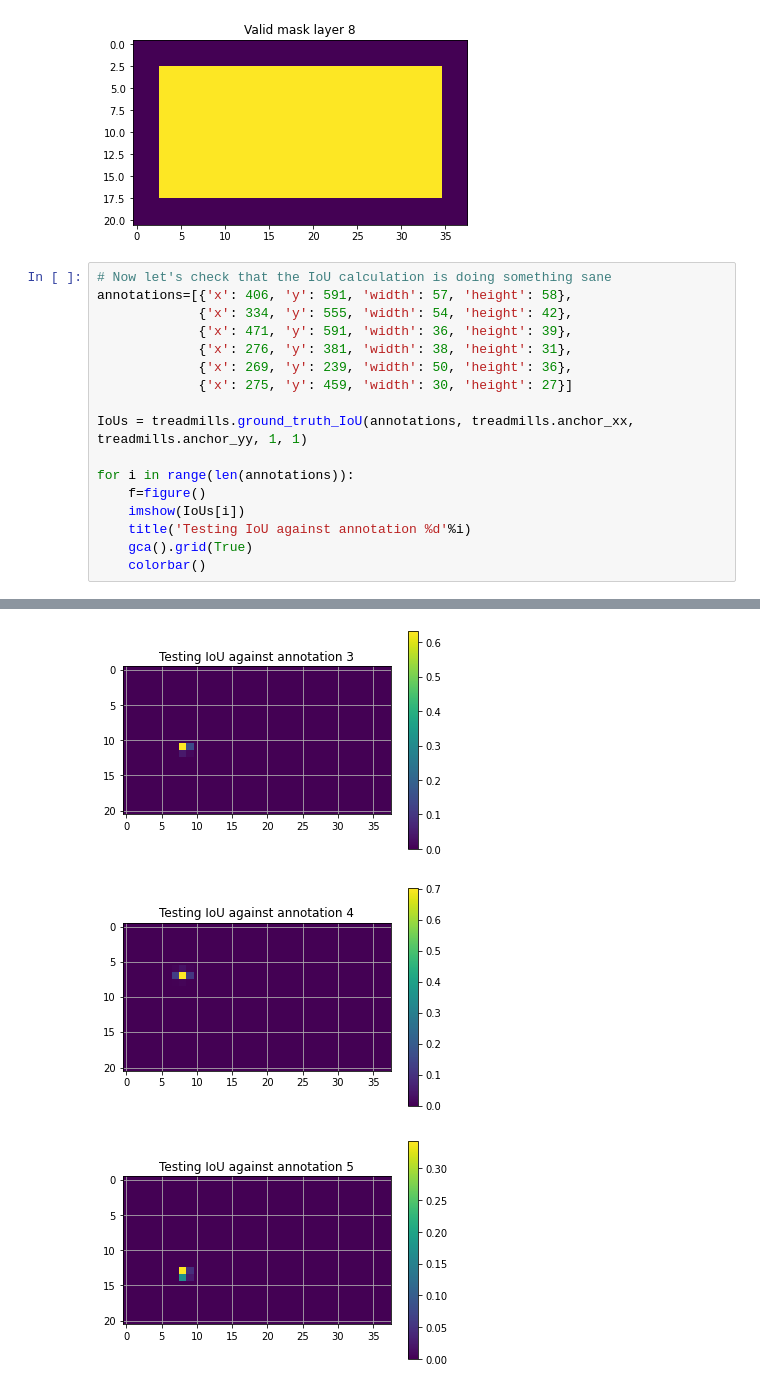
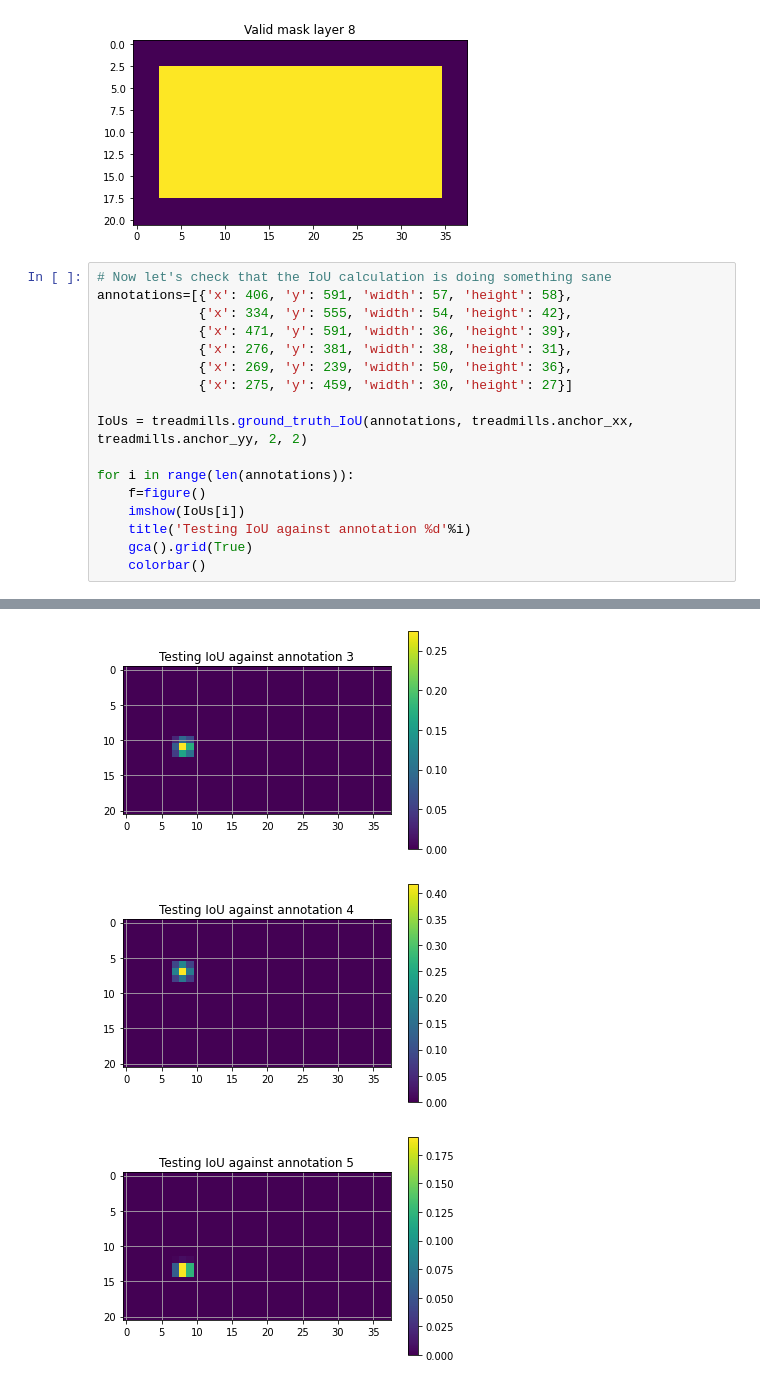
Before and after one commit to ngoecknerwald/starfish-perception-telescope, a Jupyter notebook: great-barrier-reef/neil_test_rpn.ipynb, the cells around one changed output, grey strips where cells are left out. Drawn from its saved outputs; the diff is of its cells as text.

```diff
--- a/great-barrier-reef/neil_test_rpn.ipynb
+++ b/great-barrier-reef/neil_test_rpn.ipynb
@@ -88,7 +69,7 @@ annotations=[{'x': 406, 'y': 591, 'width': 57, 'height': 58},
              {'x': 269, 'y': 239, 'width': 50, 'height': 36},
              {'x': 275, 'y': 459, 'width': 30, 'height': 27}]
 
-IoUs = treadmills.ground_truth_IoU(annotations, treadmills.anchor_xx, treadmills.anchor_yy, 1, 1)
+IoUs = treadmills.ground_truth_IoU(annotations, treadmills.anchor_xx, treadmills.anchor_yy, 2, 2)
 
 for i in range(len(annotations)):
     f=figure()
@@ -103,3 +84,3 @@ for i in range(len(annotations)):
-[figure, old version]
+[figure, new version]
-[figure, old version]
+[figure, new version]
-[figure, old version]
+[figure, new version]
```
Also changed, not shown: parts of 7 cells of this notebook.
